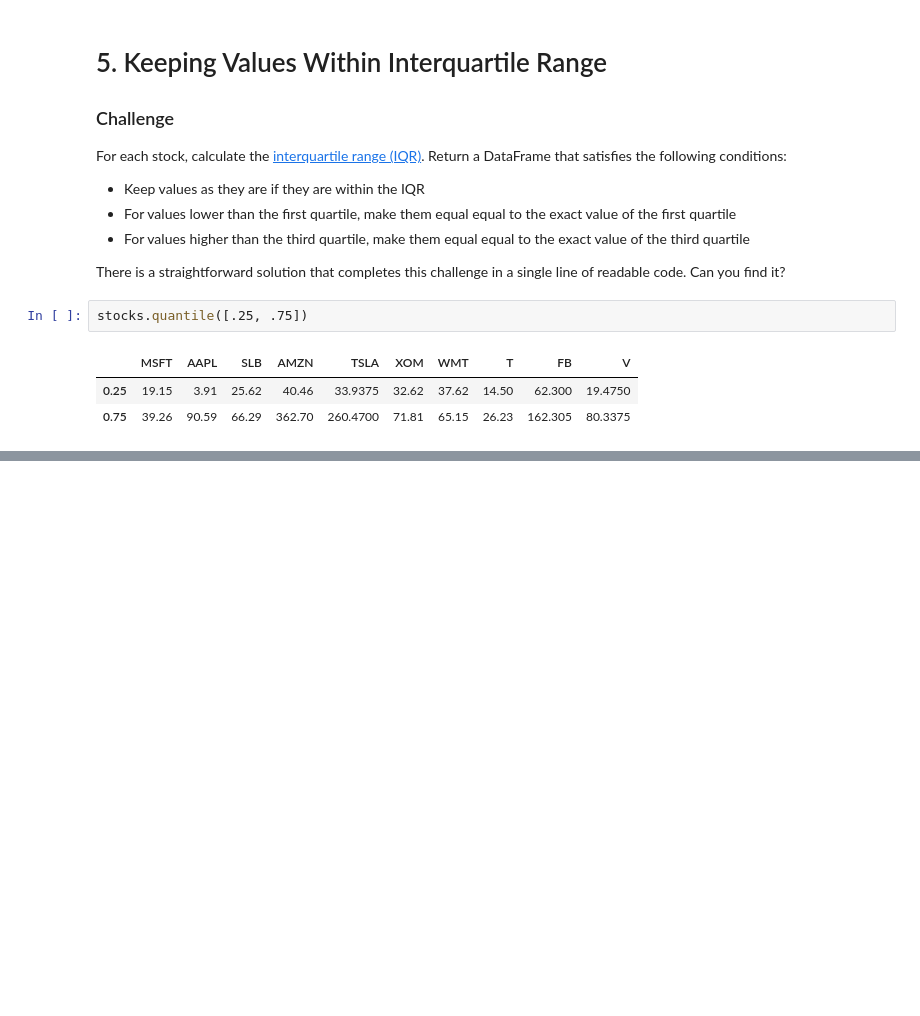
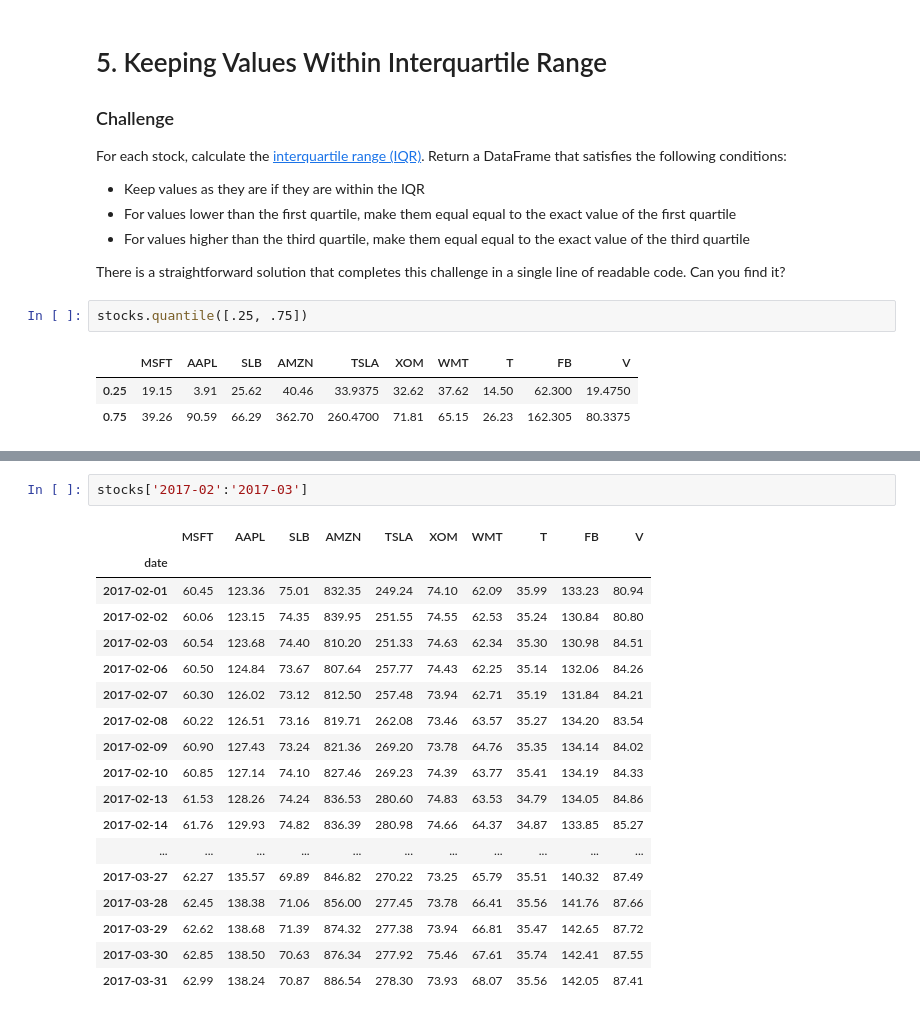
Before and after one commit to sherrytp/bc_f19_econ, a Jupyter notebook: Dunder Data Challenge.ipynb, the cells around one changed output, grey strips where cells are left out. Saved outputs shown, nothing was run; the diff lists cells and outputs as text; blank space fills up the shorter version.

```diff
--- a/Dunder Data Challenge.ipynb
+++ b/Dunder Data Challenge.ipynb
@@ -263,0 +472,21 @@ TypeError: filter() got an unexpected keyword argument 'inclusive'
+# %%
+stocks['2017-02':'2017-03']
+# %% [output]
+|  | MSFT | AAPL | SLB | AMZN | TSLA | XOM | WMT | T | FB | V |
+| date |  |  |  |  |  |  |  |  |  |  |
+| 2017-02-01 | 60.45 | 123.36 | 75.01 | 832.35 | 249.24 | 74.10 | 62.09 | 35.99 | 133.23 | 80.94 |
+| 2017-02-02 | 60.06 | 123.15 | 74.35 | 839.95 | 251.55 | 74.55 | 62.53 | 35.24 | 130.84 | 80.80 |
+| 2017-02-03 | 60.54 | 123.68 | 74.40 | 810.20 | 251.33 | 74.63 | 62.34 | 35.30 | 130.98 | 84.51 |
+| 2017-02-06 | 60.50 | 124.84 | 73.67 | 807.64 | 257.77 | 74.43 | 62.25 | 35.14 | 132.06 | 84.26 |
+| 2017-02-07 | 60.30 | 126.02 | 73.12 | 812.50 | 257.48 | 73.94 | 62.71 | 35.19 | 131.84 | 84.21 |
+| 2017-02-08 | 60.22 | 126.51 | 73.16 | 819.71 | 262.08 | 73.46 | 63.57 | 35.27 | 134.20 | 83.54 |
+| 2017-02-09 | 60.90 | 127.43 | 73.24 | 821.36 | 269.20 | 73.78 | 64.76 | 35.35 | 134.14 | 84.02 |
+| 2017-02-10 | 60.85 | 127.14 | 74.10 | 827.46 | 269.23 | 74.39 | 63.77 | 35.41 | 134.19 | 84.33 |
+| 2017-02-13 | 61.53 | 128.26 | 74.24 | 836.53 | 280.60 | 74.83 | 63.53 | 34.79 | 134.05 | 84.86 |
+| 2017-02-14 | 61.76 | 129.93 | 74.82 | 836.39 | 280.98 | 74.66 | 64.37 | 34.87 | 133.85 | 85.27 |
+| ... | ... | ... | ... | ... | ... | ... | ... | ... | ... | ... |
+| 2017-03-27 | 62.27 | 135.57 | 69.89 | 846.82 | 270.22 | 73.25 | 65.79 | 35.51 | 140.32 | 87.49 |
+| 2017-03-28 | 62.45 | 138.38 | 71.06 | 856.00 | 277.45 | 73.78 | 66.41 | 35.56 | 141.76 | 87.66 |
+| 2017-03-29 | 62.62 | 138.68 | 71.39 | 874.32 | 277.38 | 73.94 | 66.81 | 35.47 | 142.65 | 87.72 |
+| 2017-03-30 | 62.85 | 138.50 | 70.63 | 876.34 | 277.92 | 75.46 | 67.61 | 35.74 | 142.41 | 87.55 |
+| 2017-03-31 | 62.99 | 138.24 | 70.87 | 886.54 | 278.30 | 73.93 | 68.07 | 35.56 | 142.05 | 87.41 |
```
Also changed, not shown: parts of 29 cells of this notebook, 7 other files.
